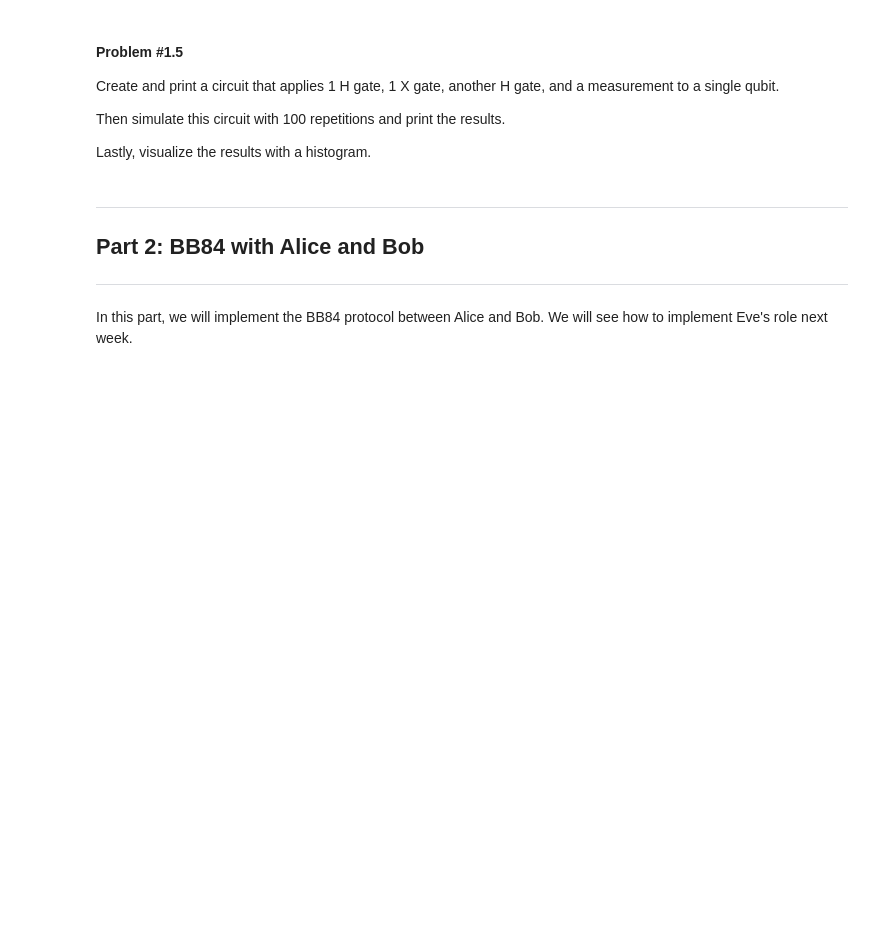
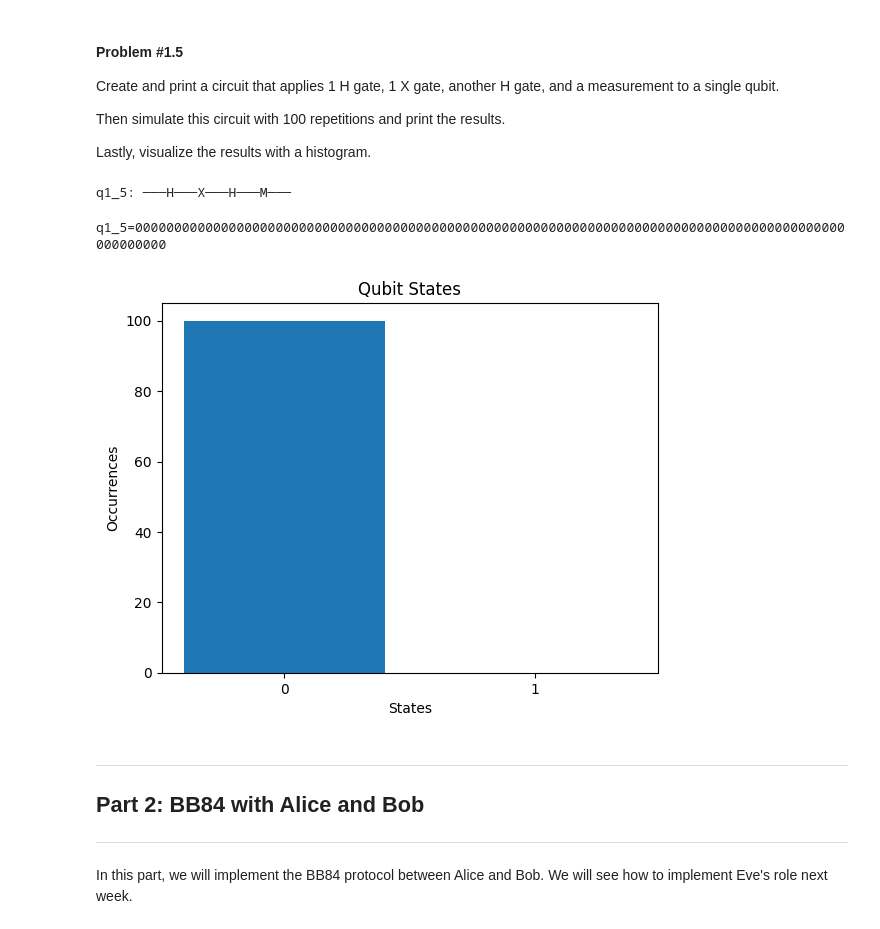
Before and after one commit to Yannaner/BitCamp-2025, a Jupyter notebook: Quantum Workship ipynbs/2025_Bitcamp_Workshop_3v2_BB84_with_methods_[STUDENT].ipynb, the cells around one changed output. Drawn from its saved outputs; the diff is of its cells as text; code cells hidden in the pictures; blank space fills up the shorter version.

```diff
--- a/Quantum Workship ipynbs/2025_Bitcamp_Workshop_3v2_BB84_with_methods_[STUDENT].ipynb
+++ b/Quantum Workship ipynbs/2025_Bitcamp_Workshop_3v2_BB84_with_methods_[STUDENT].ipynb
@@ -502,3 +519,26 @@ Lastly, visualize the results with a histogram.
+# %%
+qubit = cirq.NamedQubit('q1_5')
+circuit = cirq.Circuit()
+
+circuit.append(cirq.H(qubit))
+circuit.append(cirq.X(qubit))
+circuit.append(cirq.H(qubit))
+circuit.append(cirq.measure(qubit))
+
+print(circuit)
+# %% [output]
+q1_5: ───H───X───H───M───
+# %%
+sim = cirq.Simulator()
+result = sim.run(circuit, repetitions = 100)
+print(result)
+# %% [output]
+q1_5=0000000000000000000000000000000000000000000000000000000000000000000000000000000000000000000000000000
+# %%
+hist = cirq.plot_state_histogram(result, plt.subplot(), title = 'Qubit States', xlabel = 'States', ylabel = 'Occurrences')
+plt.show()
+# %% [output]
+[figure, added]
 # %% [markdown]
 <a name="p2"></a>
 
```
Also changed, not shown: parts of 43 cells of this notebook, 1 other file.
